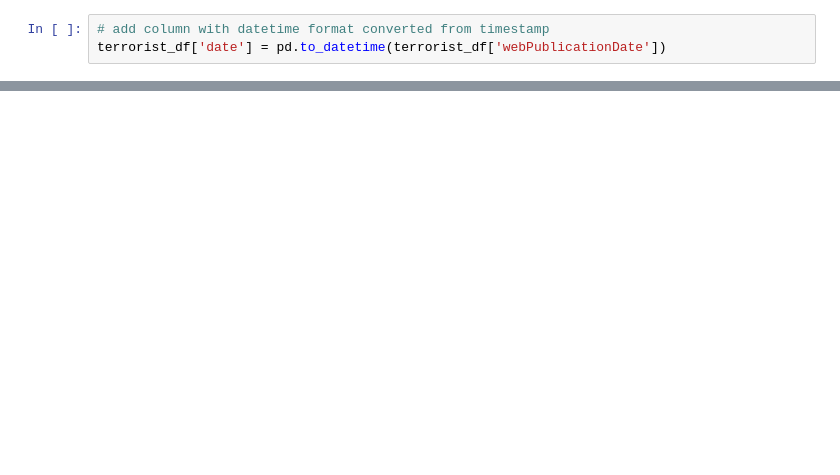
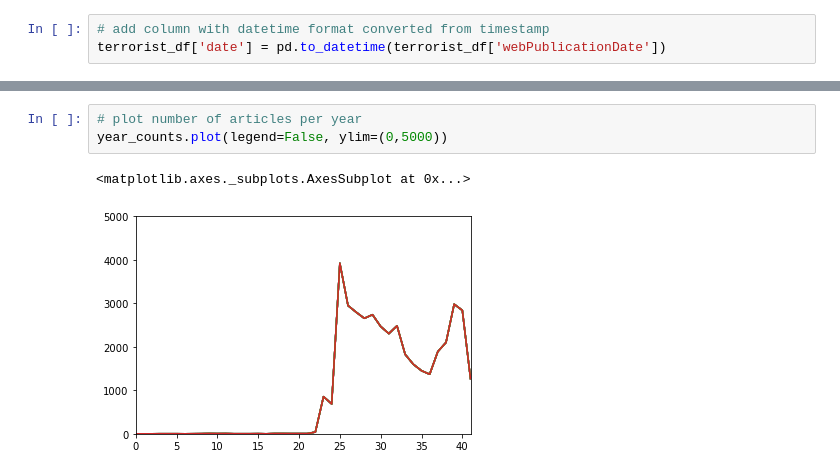
Before and after one commit to zdenekhynek/data-science-capstone, a Jupyter notebook: Exploration.ipynb, the cells around one changed output, grey strips where cells are left out. Saved outputs shown, nothing was run; the diff lists cells and outputs as text; blank space fills up the shorter version.

```diff
--- a/Exploration.ipynb
+++ b/Exploration.ipynb
@@ -30,0 +57,6 @@ terrorist_df['date'] = pd.to_datetime(terrorist_df['webPublicationDate'])
+# %%
+# plot number of articles per year
+year_counts.plot(legend=False, ylim=(0,5000))
+# %% [output]
+<matplotlib.axes._subplots.AxesSubplot at 0x...>
+[figure, added]
```
Also changed, not shown: parts of 19 cells of this notebook.
